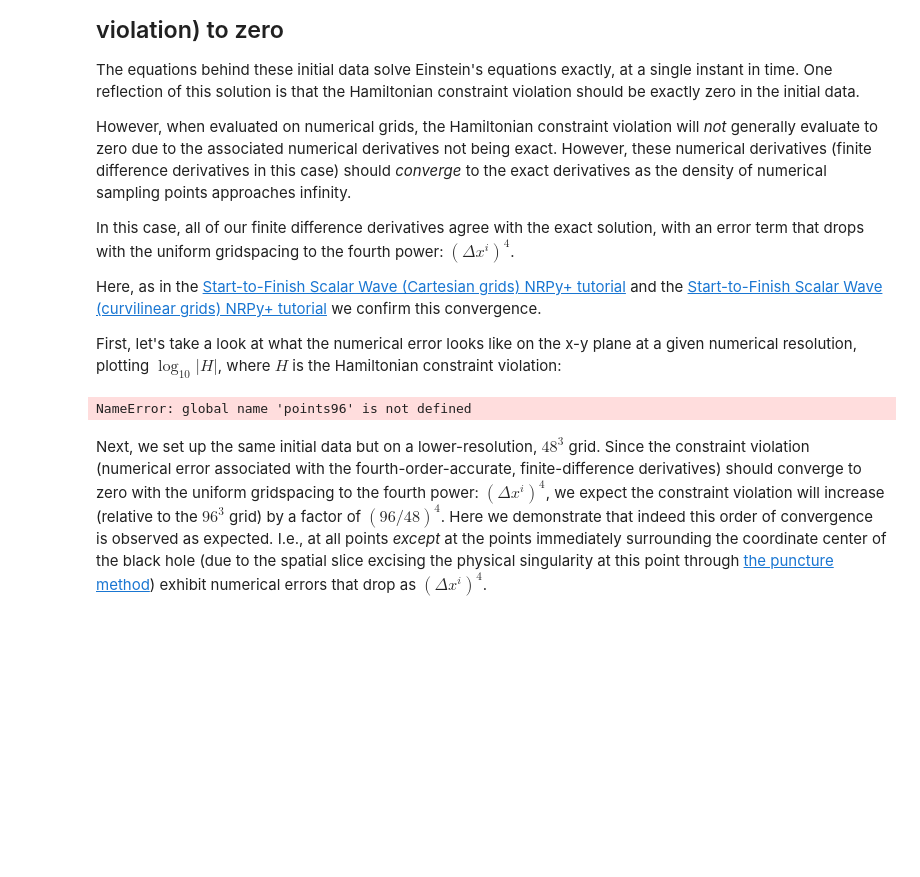
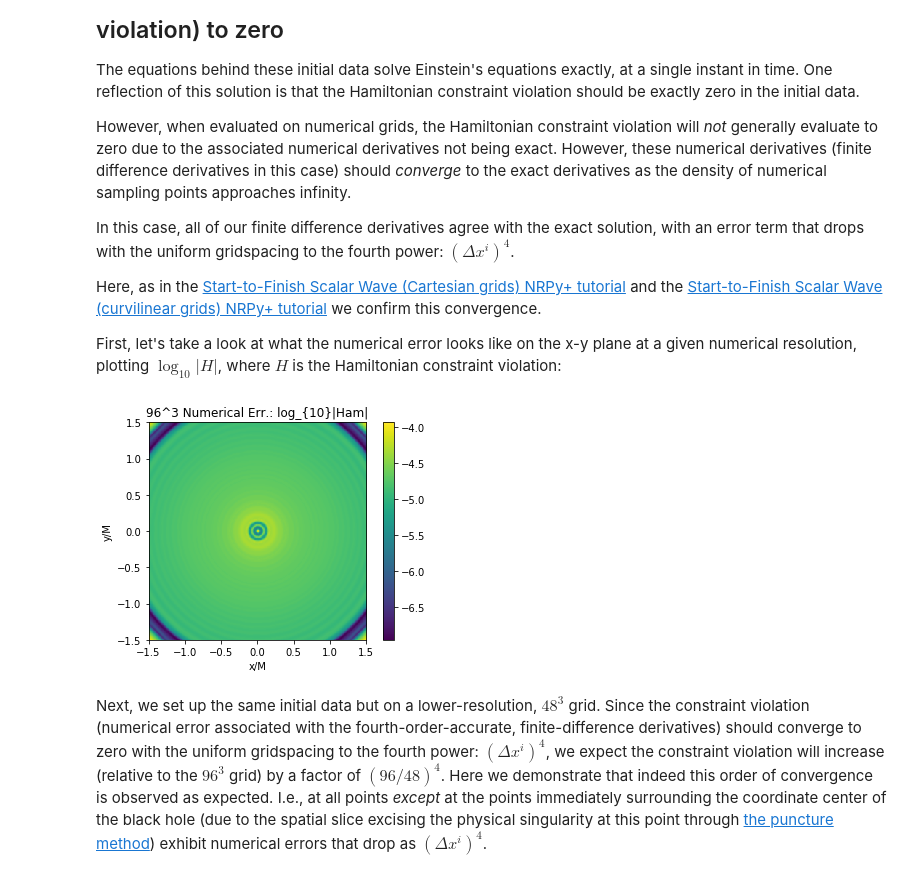
Before and after one commit to zachetienne/nrpytutorial, a Jupyter notebook: Tutorial-Start_to_Finish-BSSNCurvilinear-Neutron_Star-Hydro_without_Hydro.ipynb, the cells around one changed output. Cells and saved outputs as stored; diff of their text form; code cells hidden in the pictures; blank space fills up the shorter version.

```diff
--- a/Tutorial-Start_to_Finish-BSSNCurvilinear-Neutron_Star-Hydro_without_Hydro.ipynb
+++ b/Tutorial-Start_to_Finish-BSSNCurvilinear-Neutron_Star-Hydro_without_Hydro.ipynb
@@ -47,7 +47,7 @@ rfm.reference_metric() # Create ReU, ReDD needed for rescaling B-L initial data,
 
 # Then we set the phi axis to be the symmetry axis; i.e., axis "2", corresponding to the i2 direction.
 #      This sets all spatial derivatives in the phi direction to zero.
-#par.set_parval_from_str("indexedexp::symmetry_axes","2")
+par.set_parval_from_str("indexedexp::symmetry_axes","2")
 
 # We will need the h_{ij} quantities defined within BSSN_RHSs
 #    below when we enforce the gammahat=gammabar constraint
@@ -1439,17 +1440,20 @@ pl_xmax = +bound
 pl_ymin = -bound
 pl_ymax = +bound
 
+N_interp_pts  = 300
+N_interp_ptsj = 300j
+
 for filename in file_list:
     fig = plt.figure()
     x,y,cf,Ham = np.loadtxt(filename).T #Transposed for easier unpacking
 
-    plotquantity = Ham
+    plotquantity = cf
     plotdescription = "Numerical Soln."
     plt.title("Single Neutron Star (Ham. constraint)")
     plt.xlabel("y/M")
     plt.ylabel("z/M")
 
-    grid_x, grid_y = np.mgrid[pl_xmin:pl_xmax:300j, pl_ymin:pl_ymax:300j]
+    grid_x, grid_y = np.mgrid[pl_xmin:pl_xmax:N_interp_ptsj, pl_ymin:pl_ymax:N_interp_ptsj]
     points = np.zeros((len(x), 2))
     for i in range(len(x)):
         # Zach says: No idea why x and y get flipped...
@@ -1513,20 +1517,20 @@ Here, as in the [Start-to-Finish Scalar Wave (Cartesian grids) NRPy+ tutorial](T
 
 First, let's take a look at what the numerical error looks like on the x-y plane at a given numerical resolution, plotting $\log_{10}|H|$, where $H$ is the Hamiltonian constraint violation:
 # %%
-grid96 = griddata(points96, valuesHam96, (grid_x, grid_y), method='nearest')
-grid96cub = griddata(points96, valuesHam96, (grid_x, grid_y), method='cubic')
+grid96 = griddata(points, plotquantity, (grid_x, grid_y), method='nearest')
+grid96cub = griddata(points, plotquantity, (grid_x, grid_y), method='cubic')
 
 # fig, ax = plt.subplots()
 
 plt.clf()
 plt.title("96^3 Numerical Err.: log_{10}|Ham|")
 plt.xlabel("x/M")
 plt.ylabel("y/M")
 
 fig96cub = plt.imshow(grid96cub.T, extent=(pl_xmin,pl_xmax, pl_ymin,pl_ymax))
 cb = plt.colorbar(fig96cub)
 # %% [output]
-NameError: global name 'points96' is not defined
+[figure, added]
 # %% [markdown]
 Next, we set up the same initial data but on a lower-resolution, $48^3$ grid. Since the constraint violation (numerical error associated with the fourth-order-accurate, finite-difference derivatives) should converge to zero with the uniform gridspacing to the fourth power: $\left(\Delta x^i\right)^4$, we expect the constraint violation will increase (relative to the $96^3$ grid) by a factor of $\left(96/48\right)^4$. Here we demonstrate that indeed this order of convergence is observed as expected. I.e., at all points *except* at the points immediately surrounding the coordinate center of the black hole (due to the spatial slice excising the physical singularity at this point through [the puncture method](http://gr.physics.ncsu.edu/UMD_June09.pdf)) exhibit numerical errors that drop as $\left(\Delta x^i\right)^4$.
 # %%
```
Also changed, not shown: parts of 7 cells of this notebook.
